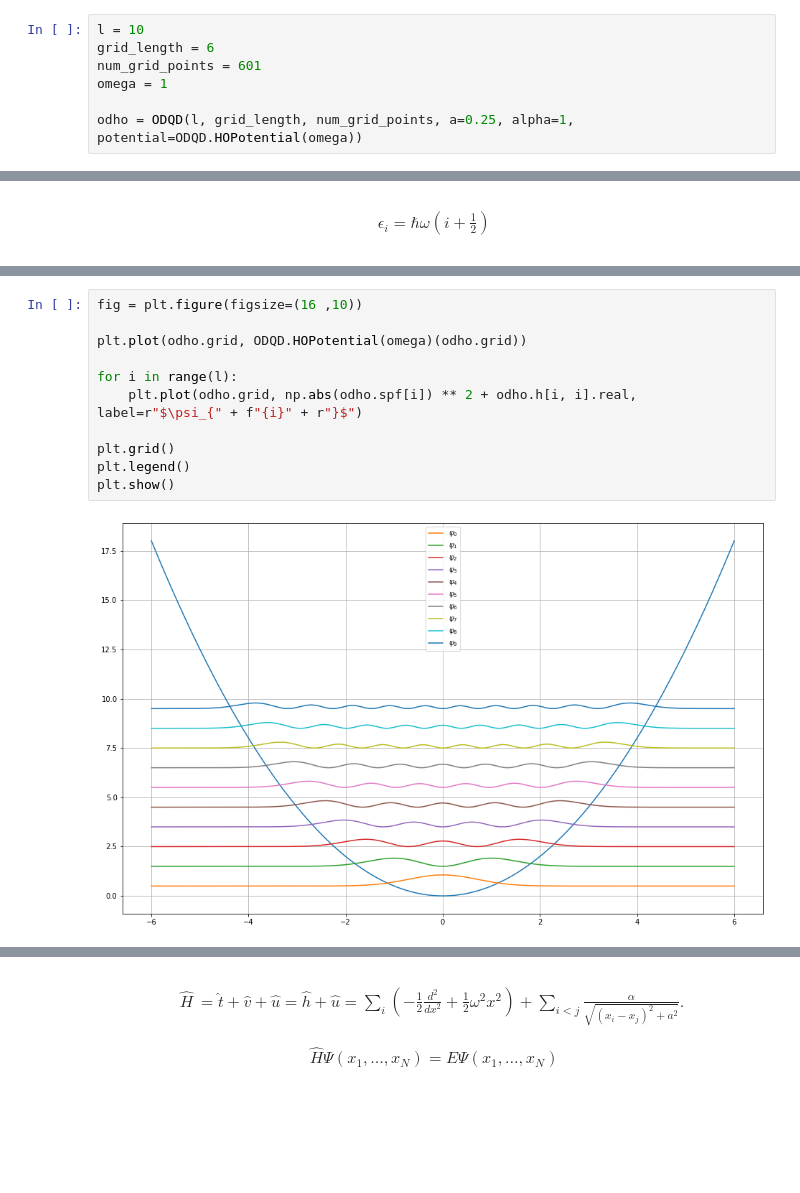
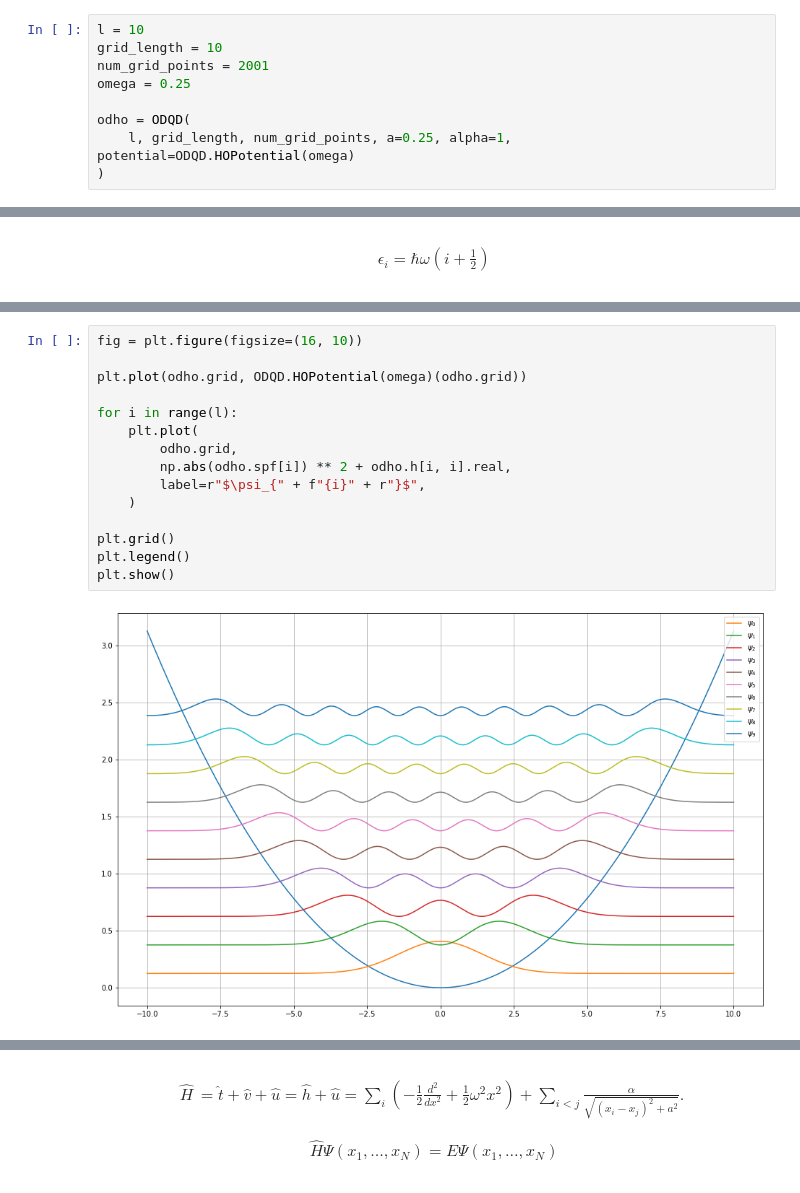
Before and after one commit to Schoyen/tdhf-project-fys4411, a Jupyter notebook: odho-example.ipynb, the cells around one changed output, grey strips where cells are left out. Saved outputs shown, nothing was run; the diff lists cells and outputs as text; blank space fills up the shorter version.

```diff
--- a/odho-example.ipynb
+++ b/odho-example.ipynb
@@ -6,7 +12,9 @@ from quantum_systems import ODQD
 # %%
 l = 10
-grid_length = 6
-num_grid_points = 601
-omega = 1
+grid_length = 10
+num_grid_points = 2001
+omega = 0.25
 
-odho = ODQD(l, grid_length, num_grid_points, a=0.25, alpha=1, potential=ODQD.HOPotential(omega))
+odho = ODQD(
+    l, grid_length, num_grid_points, a=0.25, alpha=1, potential=ODQD.HOPotential(omega)
+)
@@ -23,13 +34,17 @@ array([0.4999875 +0.j, 1.4999375 +0.j, 2.49983749+0.j, 3.49968747+0.j,
 # %%
-fig = plt.figure(figsize=(16 ,10))
+fig = plt.figure(figsize=(16, 10))
 
 plt.plot(odho.grid, ODQD.HOPotential(omega)(odho.grid))
 
 for i in range(l):
-    plt.plot(odho.grid, np.abs(odho.spf[i]) ** 2 + odho.h[i, i].real, label=r"$\psi_{" + f"{i}" + r"}$")
+    plt.plot(
+        odho.grid,
+        np.abs(odho.spf[i]) ** 2 + odho.h[i, i].real,
+        label=r"$\psi_{" + f"{i}" + r"}$",
+    )
 
 plt.grid()
 plt.legend()
 plt.show()
 # %% [output]
-[figure, old version]
+[figure, new version]
```
Also changed, not shown: parts of 10 cells of this notebook.
